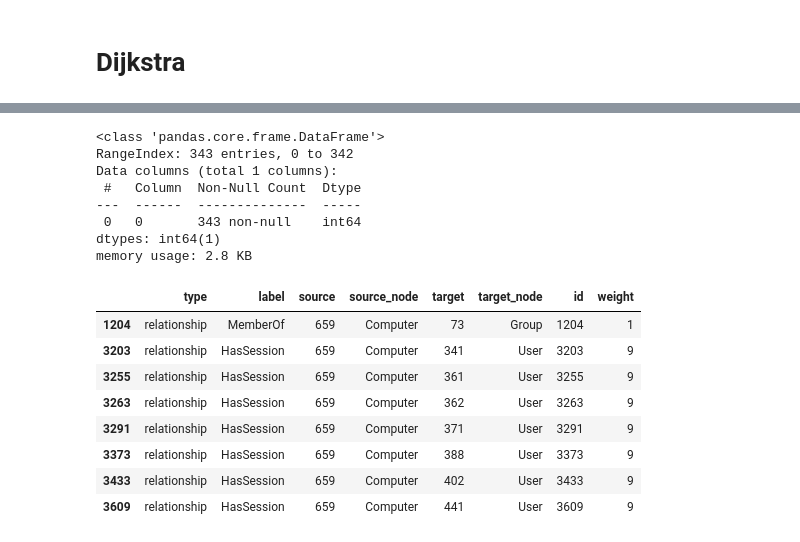
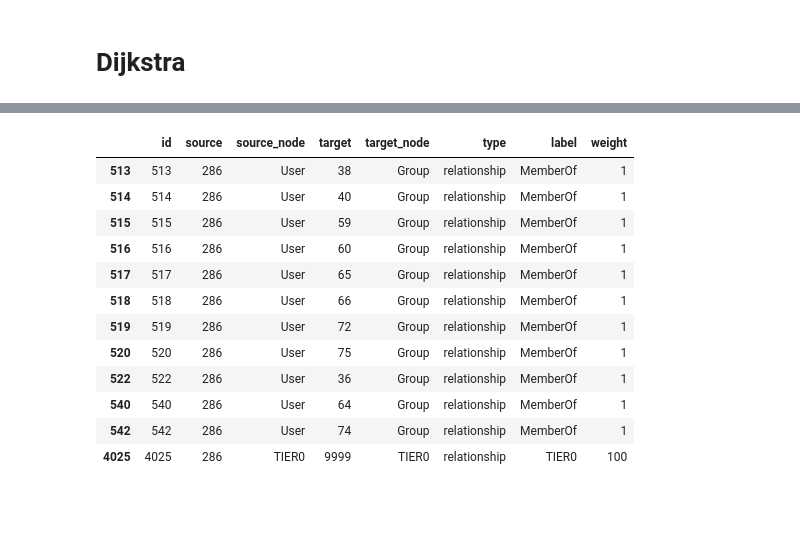
Before and after one commit to markajbell/BH, a Jupyter notebook: Stats10.ipynb, the cells around one changed output, grey strips where cells are left out. Drawn from its saved outputs; the diff is of its cells as text; code cells hidden in the pictures; blank space fills up the shorter version.

```diff
--- a/Stats10.ipynb
+++ b/Stats10.ipynb
@@ -76,5 +78,5 @@ def extract_labels(labels):
 # Apply the function to create the new columns
 nodes[['l1', 'l2', 'l3']] = nodes['labels'].apply(lambda x: pd.Series(extract_labels(x)))
 # %%
-nodes = nodes.drop(columns=['source', 'target', 'label', 'labels'])
+nodes = nodes.drop(columns=['start', 'end', 'label', 'labels'])
 # edges = edges.drop(columns=['labels'])
@@ -81,13 +92,15 @@ nodes = nodes.drop(columns=['source', 'target', 'label', 'labels'])
 # %%
-edges['source'] = edges['source'].apply(lambda x: x.get('id'))
-edges['source_node'] = edges['source'].apply(lambda x: x.get('labels')[1] if isinstance(x.get('labels'), list) and len(x.get('labels')) > 1 else None)
+edges['source'] = edges['start'].apply(lambda x: x.get('id'))
+edges['source_node'] = edges['start'].apply(lambda x: x.get('labels')[1] if isinstance(x.get('labels'), list) and len(x.get('labels')) > 1 else None)
 
-edges['target'] = edges['target'].apply(lambda x: x.get('id'))
-edges['target_node'] = edges['target'].apply(lambda x: x.get('labels')[1] if isinstance(x.get('labels'), list) and len(x.get('labels')) > 1 else None)
+edges['target'] = edges['end'].apply(lambda x: x.get('id'))
+edges['target_node'] = edges['end'].apply(lambda x: x.get('labels')[1] if isinstance(x.get('labels'), list) and len(x.get('labels')) > 1 else None)
 
-edges = edges.drop(columns=['properties', 'source', 'target', 'id', 'labels'])
+edges = edges.drop(columns=['properties', 'start', 'end', 'id', 'labels'])
 edges['id'] = np.arange(len(edges)).astype('int64')
 edges = edges.reset_index(drop=True)
 nodes['weight'] = 1
+edges = edges[['id', 'source', 'source_node', 'target', 'target_node', 'type','label']]
 edges.head()
+edges.info()
 # %% [output]
@@ -179,4 +206,21 @@ tier 0 (after checking filtered_nodes): 51
 Updated Tier 0 Node IDs: [4, 7, 8, 9, 10, 295, 296, 301, 303, 305, 306, 307, 318, 324, 331, 341, 357, 392, 405, 444, 448, 457, 458, 467, 469, 481, 527, 530, 531, 532, 553, 607, 610, 625, 631, 632, 640 ...
+# %%
+#tier0_node_ids = []
+
+#Iterate through each row of the 'nodes' DataFrame
+for index, row in nodes.iterrows():
+    properties = row['properties']
+    node_id = row['id']
+
+    # Check if 'properties' is a dictionary and contains 'distinguishedname'
+    if isinstance(properties, dict) and 'distinguishedname' in properties:
+        distinguishedname = properties['distinguishedname']
+
+        # Check if "CN=Enterprise Admins," or "CN=Domain Admins," is in the distinguishedname
+        if "CN=Enterprise Admins," in distinguishedname or "CN=Domain Admins," in distinguishedname or "CN=Administrator," in distinguishedname:
+            # Append the id if it's not already in the list
+            if node_id not in tier0_node_ids:
+                tier0_node_ids.append(node_id)
 # %%
 tier1_node_ids = nodes[
     nodes['properties'].apply(
@@ -307,7 +306,8 @@ for value in tier2_node_ids:
 # edges['target'] = edges['target'].apply(lambda x: x.get('id') if isinstance(x, dict) else x)
 # edges = edges.drop(columns=['properties']) #, 'id'])
 # edges.head()
-edges = edges[:-51]
-edges = edges.drop(columns=['source', 'target', 'weight'])
-edges.head()
-edges.tail(5)
+#edges = edges[:-51]
+#edges = edges.drop(columns=['source', 'target', 'weight'])
+# edges.head(60)
+# edges.tail(58)
+# edges[edges['weight'] >= 8]
@@ -583,23 +581,18 @@ memory usage: 1.9+ KB
 # %%
 tier0_node_ids.info()
-# %% [output]
-<class 'pandas.core.frame.DataFrame'>
-RangeIndex: 343 entries, 0 to 342
-Data columns (total 1 columns):
- #   Column  Non-Null Count  Dtype
----  ------  --------------  -----
- 0   0       343 non-null    int64
-dtypes: int64(1)
-memory usage: 2.8 KB
 # %%
-display(edges[edges['source'] == 659])
+display(edges[edges['source'] == 286])
 # %% [output]
-|  | type | label | source | source_node | target | target_node | id | weight |
-| 1204 | relationship | MemberOf | 659 | Computer | 73 | Group | 1204 | 1 |
-| 3203 | relationship | HasSession | 659 | Computer | 341 | User | 3203 | 9 |
-| 3255 | relationship | HasSession | 659 | Computer | 361 | User | 3255 | 9 |
-| 3263 | relationship | HasSession | 659 | Computer | 362 | User | 3263 | 9 |
-| 3291 | relationship | HasSession | 659 | Computer | 371 | User | 3291 | 9 |
-| 3373 | relationship | HasSession | 659 | Computer | 388 | User | 3373 | 9 |
-| 3433 | relationship | HasSession | 659 | Computer | 402 | User | 3433 | 9 |
-| 3609 | relationship | HasSession | 659 | Computer | 441 | User | 3609 | 9 |
+|  | id | source | source_node | target | target_node | type | label | weight |
+| 513 | 513 | 286 | User | 38 | Group | relationship | MemberOf | 1 |
+| 514 | 514 | 286 | User | 40 | Group | relationship | MemberOf | 1 |
+| 515 | 515 | 286 | User | 59 | Group | relationship | MemberOf | 1 |
+| 516 | 516 | 286 | User | 60 | Group | relationship | MemberOf | 1 |
+| 517 | 517 | 286 | User | 65 | Group | relationship | MemberOf | 1 |
+| 518 | 518 | 286 | User | 66 | Group | relationship | MemberOf | 1 |
+| 519 | 519 | 286 | User | 72 | Group | relationship | MemberOf | 1 |
+| 520 | 520 | 286 | User | 75 | Group | relationship | MemberOf | 1 |
+| 522 | 522 | 286 | User | 36 | Group | relationship | MemberOf | 1 |
+| 540 | 540 | 286 | User | 64 | Group | relationship | MemberOf | 1 |
+| 542 | 542 | 286 | User | 74 | Group | relationship | MemberOf | 1 |
+| 4025 | 4025 | 286 | TIER0 | 9999 | TIER0 | relationship | TIER0 | 100 |
```
Also changed, not shown: parts of 33 cells of this notebook.
